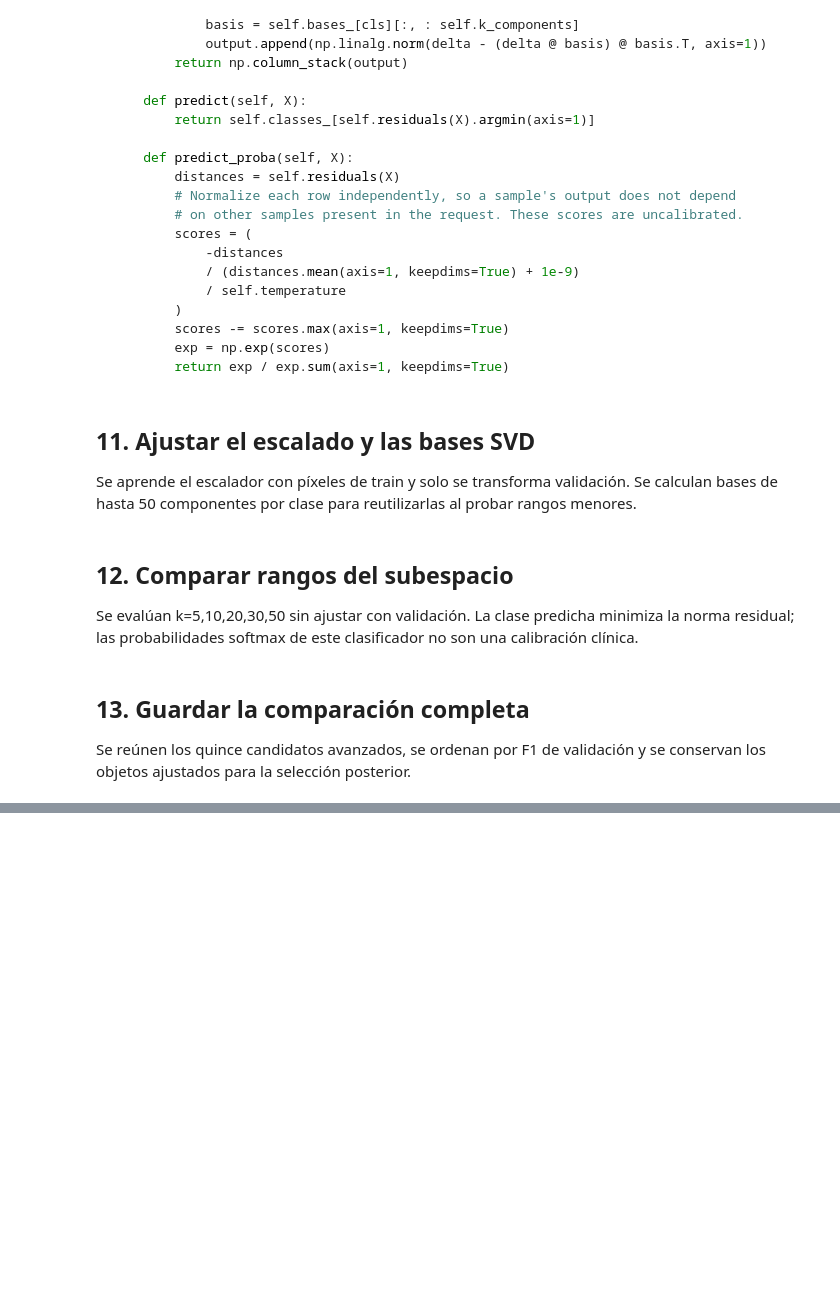
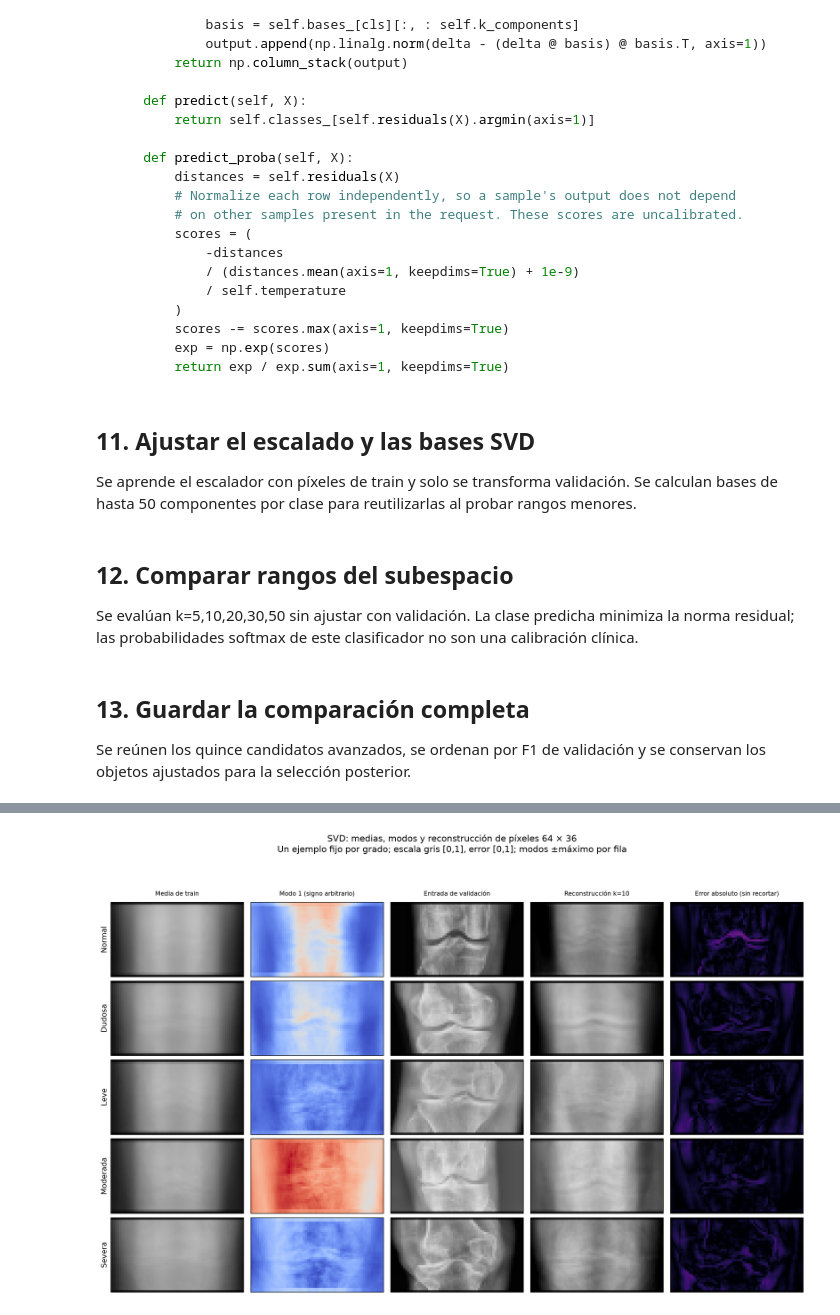
Before and after one commit to J-Palma/ML1_2026-2, a Jupyter notebook: TP_4/proyecto-rodilla/notebooks/04_Modelos_Avanzados.ipynb, the cells around one changed output, grey strips where cells are left out. Saved outputs shown, nothing was run; the diff lists cells and outputs as text; code cells hidden in the pictures; blank space fills up the shorter version.

```diff
--- a/TP_4/proyecto-rodilla/notebooks/04_Modelos_Avanzados.ipynb
+++ b/TP_4/proyecto-rodilla/notebooks/04_Modelos_Avanzados.ipynb
@@ -389,0 +620,100 @@ display(table)
+# %%
+def plot_svd_reconstructions(
+    scaler,
+    classes,
+    X_validation,
+    y_validation,
+    labels,
+    selected_k,
+    image_shape=(36, 64),
+):
+    """Use one fixed validation example per class for geometric illustration.
+
+    Bases/means/scaler are learned on train only. Inverse scaling restores
+    original pixel units for mean and reconstruction. Signed modes remain
+    in standardized coordinates and are not anatomical structures.
+    """
+    fig, axes = plt.subplots(len(labels), 5, figsize=(15, 10))
+    examples = []
+    for target, label in enumerate(labels):
+        index = int(np.flatnonzero(np.asarray(y_validation) == target)[0])
+        raw = np.asarray(X_validation[index], dtype=np.float64)
+        z = scaler.transform(raw[None])[0]
+        data = classes[target]
+        basis = data["basis"][:, :selected_k]
+        delta = z - data["mean"]
+        reconstructed_z = data["mean"] + (delta @ basis) @ basis.T
+        reconstructed = scaler.inverse_transform(reconstructed_z[None])[0]
+        mean = scaler.inverse_transform(data["mean"][None])[0]
+        residual = np.abs(raw - reconstructed)
+        mode = data["basis"][:, 0]
+        bound = max(float(np.abs(mode).max()), 1e-12)
+        items = [mean, mode, raw, reconstructed, residual]
+        names = [
+            "Media de train",
+            "Modo 1 (signo arbitrario)",
+            "Entrada de validación",
+            f"Reconstrucción k={selected_k}",
+            "Error absoluto (sin recortar)",
+        ]
+        for column, (values, name) in enumerate(zip(items, names)):
+            ax = axes[target, column]
+            if column == 1:
+                ax.imshow(
+                    values.reshape(image_shape),
+                    cmap="coolwarm",
+                    vmin=-bound,
+                    vmax=bound,
+                )
+            elif column == 4:
+                ax.imshow(values.reshape(image_shape), cmap="magma", vmin=0, vmax=1)
+            else:
+                ax.imshow(values.reshape(image_shape), cmap="gray", vmin=0, vmax=1)
+            if target == 0:
+                ax.set_title(name, fontsize=9, pad=10)
+            ax.set_xticks([])
+            ax.set_yticks([])
+        axes[target, 0].set_ylabel(label, fontsize=11)
+        examples.append(
+            dict(
+                target=target,
+                label=label,
+                validation_index=index,
+                reconstruction_rmse=float(np.sqrt(np.mean(residual**2))),
+            )
+        )
+    fig.suptitle(
+        "SVD: medias, modos y reconstrucción de píxeles 64 × 36\n"
+        "Un ejemplo fijo por grado; escala gris [0,1], error [0,1]; modos ±máximo por fila",
+        fontsize=13,
+    )
+    fig.tight_layout(rect=(0, 0, 1, 0.93), h_pad=1.4)
+    return fig, examples
+
+
+_, svd_examples = plot_svd_reconstructions(
+    diagnostic_scaler, svd_classes, a["X_val_flat"], a["y_val"], LABELS, selected_k
+)
+figure("svd_componentes_reconstruccion.png")
+display(pd.DataFrame(svd_examples))
+save_json(
+    REPORTS / "svd_analysis.json",
+    dict(
+        protocol=PROTOCOL,
+        fit_split="train",
+        selection_split="validation",
+        test_used=False,
+        selected_k=selected_k,
+        selected_validation_f1=float(svd_validation.iloc[0]["F1 Macro"]),
+        final_model_unchanged=True,
+        classes=svd_summary.to_dict(orient="records"),
+        examples=svd_examples,
+        references=[
+            "https://github.com/carlobeni/Machine-Learning/tree/project-web/models",
+            "https://arxiv.org/abs/1305.5870",
+        ],
+        limitation="Gavish-Donoho es un diagnóstico de reconstrucción; hipótesis de ruido blanco no verificadas.",
+    ),
+)
+# %% [output]
+[figure, added]
```
Also changed, not shown: parts of 11 cells of this notebook, 25 other files.
